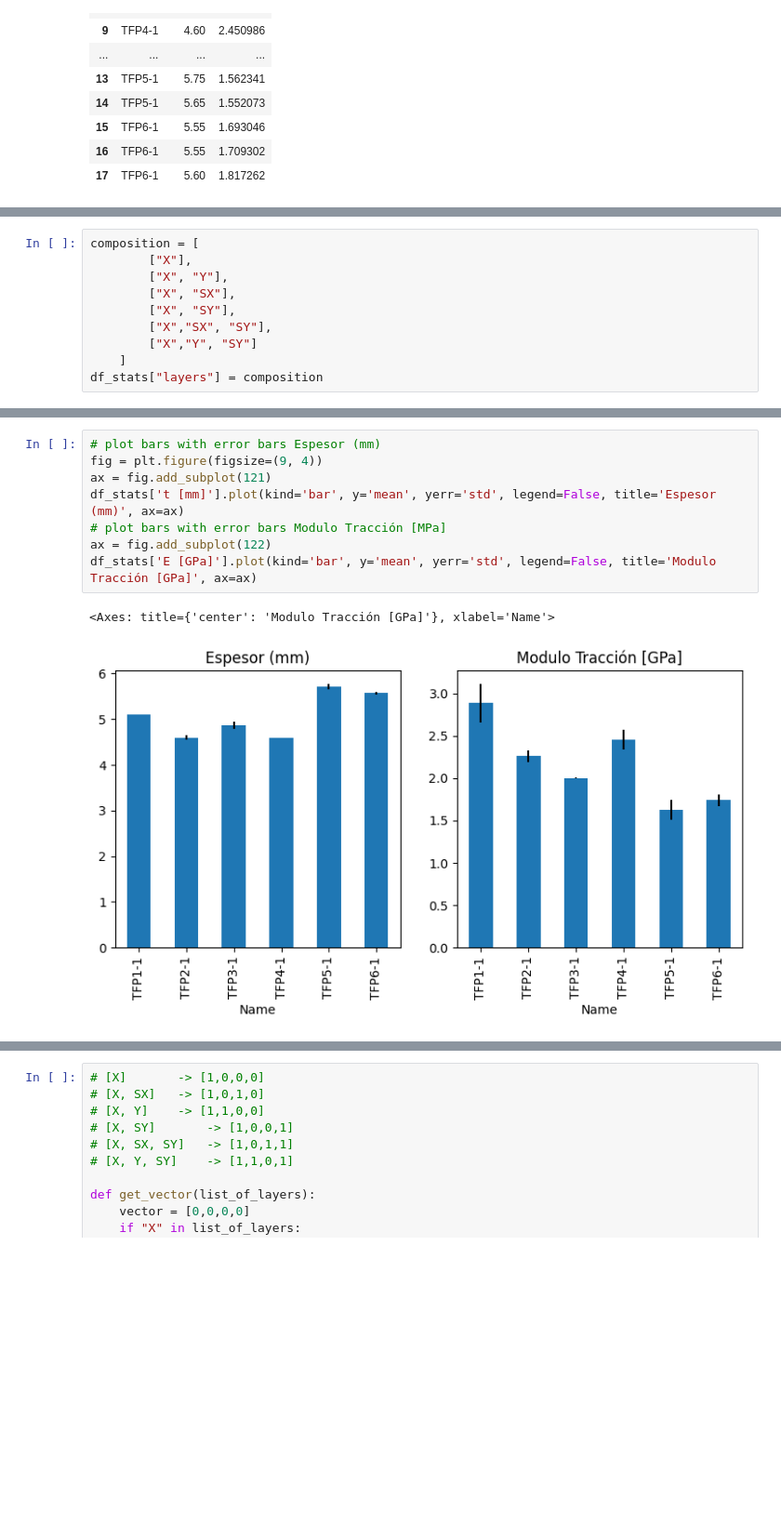
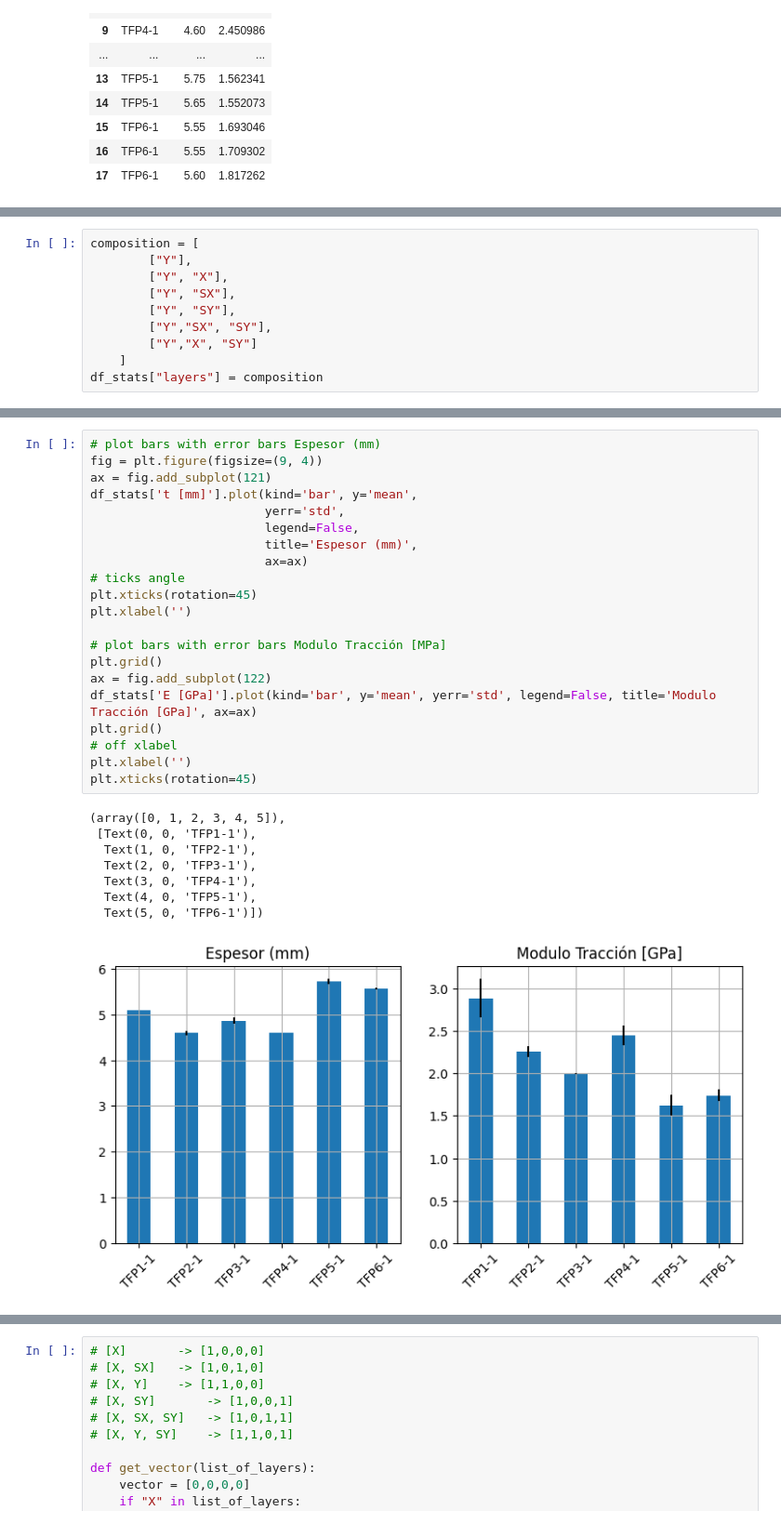
Before and after one commit to AdvancedMaterialSimulation/CITISENS_Composite, a Jupyter notebook: scripts/AnalyticalLayers/ALL_TFP/FixThickness.ipynb, the cells around one changed output, grey strips where cells are left out. Shown at 93% size. Saved outputs shown, nothing was run; the diff lists cells and outputs as text; blank space fills up the shorter version.

```diff
--- a/scripts/AnalyticalLayers/ALL_TFP/FixThickness.ipynb
+++ b/scripts/AnalyticalLayers/ALL_TFP/FixThickness.ipynb
@@ -74,11 +74,11 @@ df_stats
 # %%
 composition = [
-        ["X"],
-        ["X", "Y"],
-        ["X", "SX"],
-        ["X", "SY"],
-        ["X","SX", "SY"],
-        ["X","Y", "SY"]
+        ["Y"],
+        ["Y", "X"],
+        ["Y", "SX"],
+        ["Y", "SY"],
+        ["Y","SX", "SY"],
+        ["Y","X", "SY"]
     ]
 df_stats["layers"] = composition
 # %%
@@ -96,14 +96,33 @@ df_stats
 # %%
 # plot bars with error bars Espesor (mm)
 fig = plt.figure(figsize=(9, 4))
 ax = fig.add_subplot(121)
-df_stats['t [mm]'].plot(kind='bar', y='mean', yerr='std', legend=False, title='Espesor (mm)', ax=ax)
+df_stats['t [mm]'].plot(kind='bar', y='mean',
+                        yerr='std',
+                        legend=False,
+                        title='Espesor (mm)',
+                        ax=ax)
+# ticks angle
+plt.xticks(rotation=45)
+plt.xlabel('')
+
 # plot bars with error bars Modulo Tracción [MPa]
+plt.grid()
 ax = fig.add_subplot(122)
 df_stats['E [GPa]'].plot(kind='bar', y='mean', yerr='std', legend=False, title='Modulo Tracción [GPa]', ax=ax)
+plt.grid()
+# off xlabel
+plt.xlabel('')
+plt.xticks(rotation=45)
 # %% [output]
-<Axes: title={'center': 'Modulo Tracción [GPa]'}, xlabel='Name'>
+(array([0, 1, 2, 3, 4, 5]),
+ [Text(0, 0, 'TFP1-1'),
+  Text(1, 0, 'TFP2-1'),
+  Text(2, 0, 'TFP3-1'),
+  Text(3, 0, 'TFP4-1'),
+  Text(4, 0, 'TFP5-1'),
+  Text(5, 0, 'TFP6-1')])
-[figure, old version]
+[figure, new version]
 # %%
 df_stats
 # %% [output]
```
Also changed, not shown: parts of 15 cells of this notebook, 18 other files.
